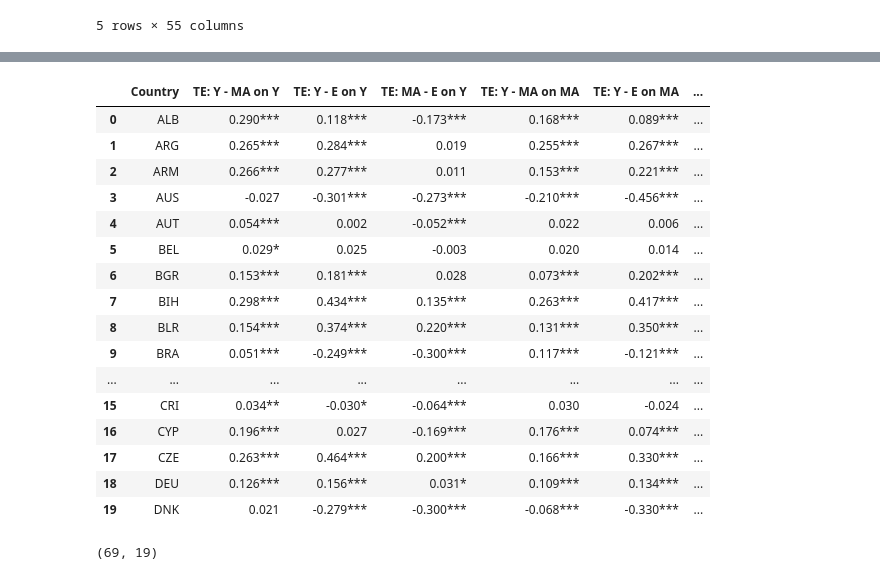
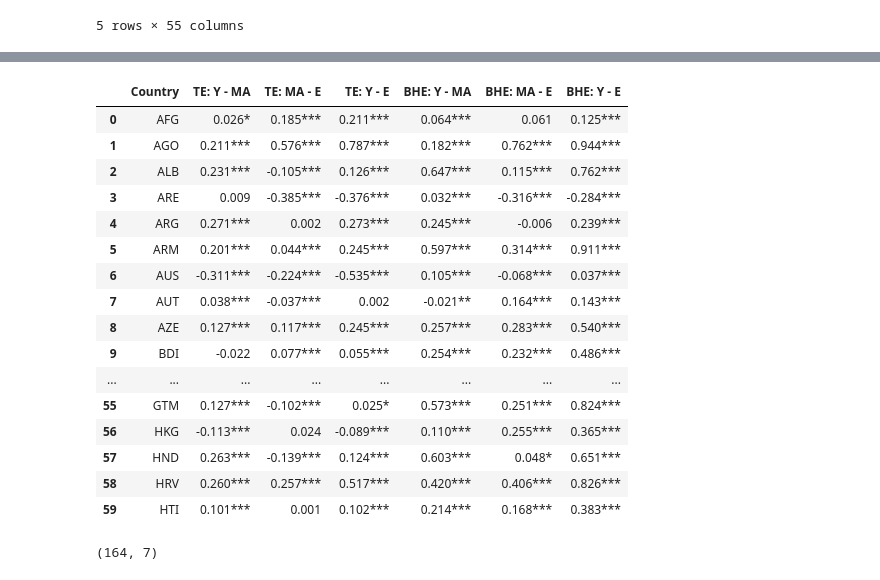
Before and after one commit to MichaelChaoLi-cpu/GallupWellBeingResearch, a Jupyter notebook: Code/ML_AN_AgeHeteogenuousTreatmentDifference_v1.ipynb, the cells around one changed output, grey strips where cells are left out. Saved outputs shown, nothing was run; the diff lists cells and outputs as text; code cells hidden in the pictures.

```diff
--- a/Code/ML_AN_AgeHeteogenuousTreatmentDifference_v1.ipynb
+++ b/Code/ML_AN_AgeHeteogenuousTreatmentDifference_v1.ipynb
@@ -647,5 +665,5 @@ wave_df = pd.read_parquet(Df_Filename)
 # %%
-wave_df = wave_df[['COUNTRY_ISO3']].reset_index()
+wave_df = wave_df[['COUNTRY_ISO3', 'wave']].reset_index()
 # %%
 wave_df.columns
 # %% [output]
@@ -970,34 +1158,26 @@ Wave: ZWE
 # %%
-colnames = ['Country', 'TE: Y - MA on Y', 'TE: Y - E on Y', 'TE: MA - E on Y',
-            'TE: Y - MA on MA', 'TE: Y - E on MA', 'TE: MA - E on MA',
-            'TE: Y - MA on E', 'TE: Y - E on E', 'TE: MA - E on E',
-           'BHE: Y - MA Treated as Y', 'BHE: Y - E Treated as Y', 'BHE: MA - E Treated as Y',
-            'BHE: Y - MA Treated as MA', 'BHE: Y - E Treated as MA', 'BHE: MA - E Treated as MA',
-            'BHE: Y - MA Treated as E', 'BHE: Y - E Treated as E', 'BHE: MA - E Treated as E']
+colnames = ['Country', 'TE: Y - MA', 'TE: MA - E', 'TE: Y - E',
+           'BHE: Y - MA', 'BHE: MA - E', 'BHE: Y - E']
 # %%
 table = pd.DataFrame(wave_level_df, columns = colnames)
 # %%
-table.head(20)
+table.head(60)
 # %% [output]
-|  | Country | TE: Y - MA on Y | TE: Y - E on Y | TE: MA - E on Y | TE: Y - MA on MA | TE: Y - E on MA | ... |
-| 0 | ALB | 0.290*** | 0.118*** | -0.173*** | 0.168*** | 0.089*** | ... |
-| 1 | ARG | 0.265*** | 0.284*** | 0.019 | 0.255*** | 0.267*** | ... |
-| 2 | ARM | 0.266*** | 0.277*** | 0.011 | 0.153*** | 0.221*** | ... |
-| 3 | AUS | -0.027 | -0.301*** | -0.273*** | -0.210*** | -0.456*** | ... |
-| 4 | AUT | 0.054*** | 0.002 | -0.052*** | 0.022 | 0.006 | ... |
-| 5 | BEL | 0.029* | 0.025 | -0.003 | 0.020 | 0.014 | ... |
-| 6 | BGR | 0.153*** | 0.181*** | 0.028 | 0.073*** | 0.202*** | ... |
-| 7 | BIH | 0.298*** | 0.434*** | 0.135*** | 0.263*** | 0.417*** | ... |
-| 8 | BLR | 0.154*** | 0.374*** | 0.220*** | 0.131*** | 0.350*** | ... |
-| 9 | BRA | 0.051*** | -0.249*** | -0.300*** | 0.117*** | -0.121*** | ... |
+|  | Country | TE: Y - MA | TE: MA - E | TE: Y - E | BHE: Y - MA | BHE: MA - E | BHE: Y - E |
+| 0 | AFG | 0.026* | 0.185*** | 0.211*** | 0.064*** | 0.061 | 0.125*** |
+| 1 | AGO | 0.211*** | 0.576*** | 0.787*** | 0.182*** | 0.762*** | 0.944*** |
+| 2 | ALB | 0.231*** | -0.105*** | 0.126*** | 0.647*** | 0.115*** | 0.762*** |
+| 3 | ARE | 0.009 | -0.385*** | -0.376*** | 0.032*** | -0.316*** | -0.284*** |
+| 4 | ARG | 0.271*** | 0.002 | 0.273*** | 0.245*** | -0.006 | 0.239*** |
+| 5 | ARM | 0.201*** | 0.044*** | 0.245*** | 0.597*** | 0.314*** | 0.911*** |
+| 6 | AUS | -0.311*** | -0.224*** | -0.535*** | 0.105*** | -0.068*** | 0.037*** |
+| 7 | AUT | 0.038*** | -0.037*** | 0.002 | -0.021** | 0.164*** | 0.143*** |
+| 8 | AZE | 0.127*** | 0.117*** | 0.245*** | 0.257*** | 0.283*** | 0.540*** |
+| 9 | BDI | -0.022 | 0.077*** | 0.055*** | 0.254*** | 0.232*** | 0.486*** |
 | ... | ... | ... | ... | ... | ... | ... | ... |
-| 15 | CRI | 0.034** | -0.030* | -0.064*** | 0.030 | -0.024 | ... |
-| 16 | CYP | 0.196*** | 0.027 | -0.169*** | 0.176*** | 0.074*** | ... |
-| 17 | CZE | 0.263*** | 0.464*** | 0.200*** | 0.166*** | 0.330*** | ... |
-| 18 | DEU | 0.126*** | 0.156*** | 0.031* | 0.109*** | 0.134*** | ... |
-| 19 | DNK | 0.021 | -0.279*** | -0.300*** | -0.068*** | -0.330*** | ... |
+| 55 | GTM | 0.127*** | -0.102*** | 0.025* | 0.573*** | 0.251*** | 0.824*** |
+| 56 | HKG | -0.113*** | 0.024 | -0.089*** | 0.110*** | 0.255*** | 0.365*** |
+| 57 | HND | 0.263*** | -0.139*** | 0.124*** | 0.603*** | 0.048* | 0.651*** |
+| 58 | HRV | 0.260*** | 0.257*** | 0.517*** | 0.420*** | 0.406*** | 0.826*** |
+| 59 | HTI | 0.101*** | 0.001 | 0.102*** | 0.214*** | 0.168*** | 0.383*** |
-# %%
-table.shape
-# %% [output]
-(69, 19)
 # %%
@@ -1004,0 +1191,4 @@ table.to_csv("Results/Country_TEBHE.csv")
+# %%
+table.shape
+# %% [output]
+(164, 7)
```
Also changed, not shown: parts of 58 cells of this notebook, 2 other files.
